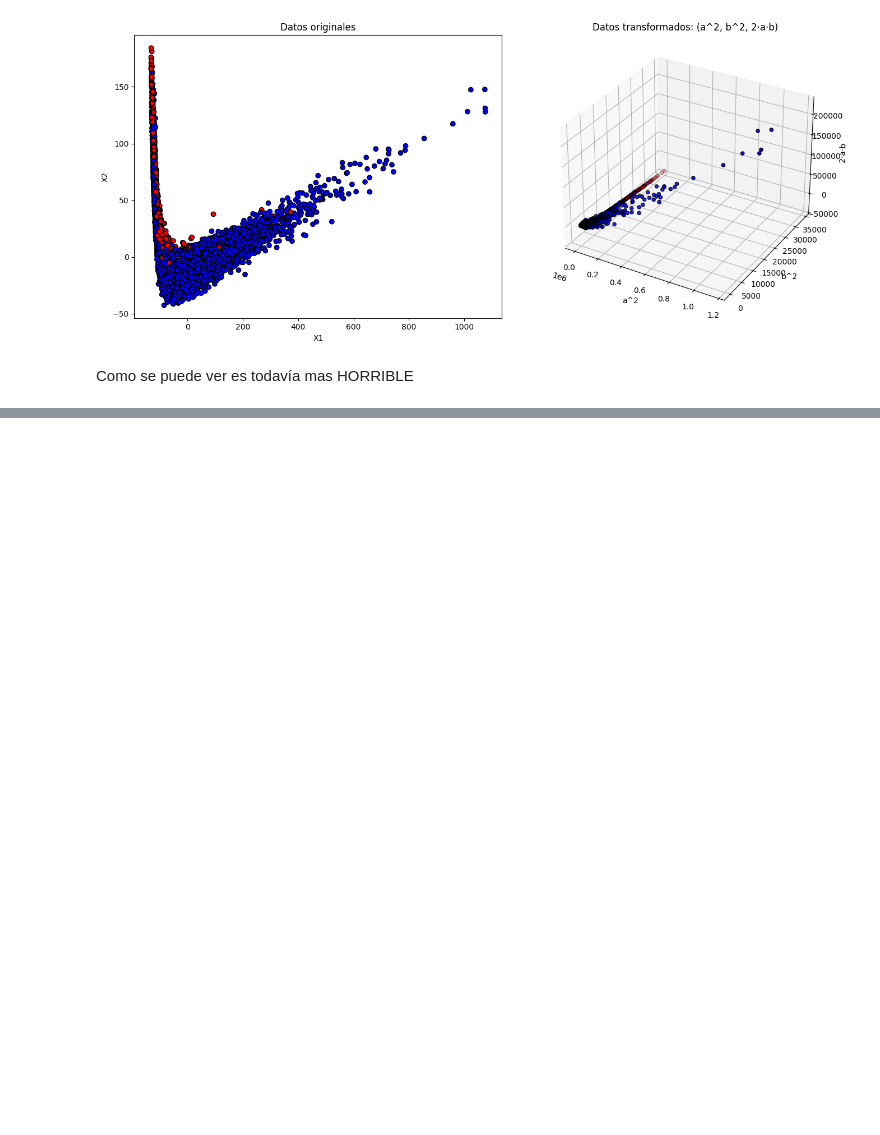
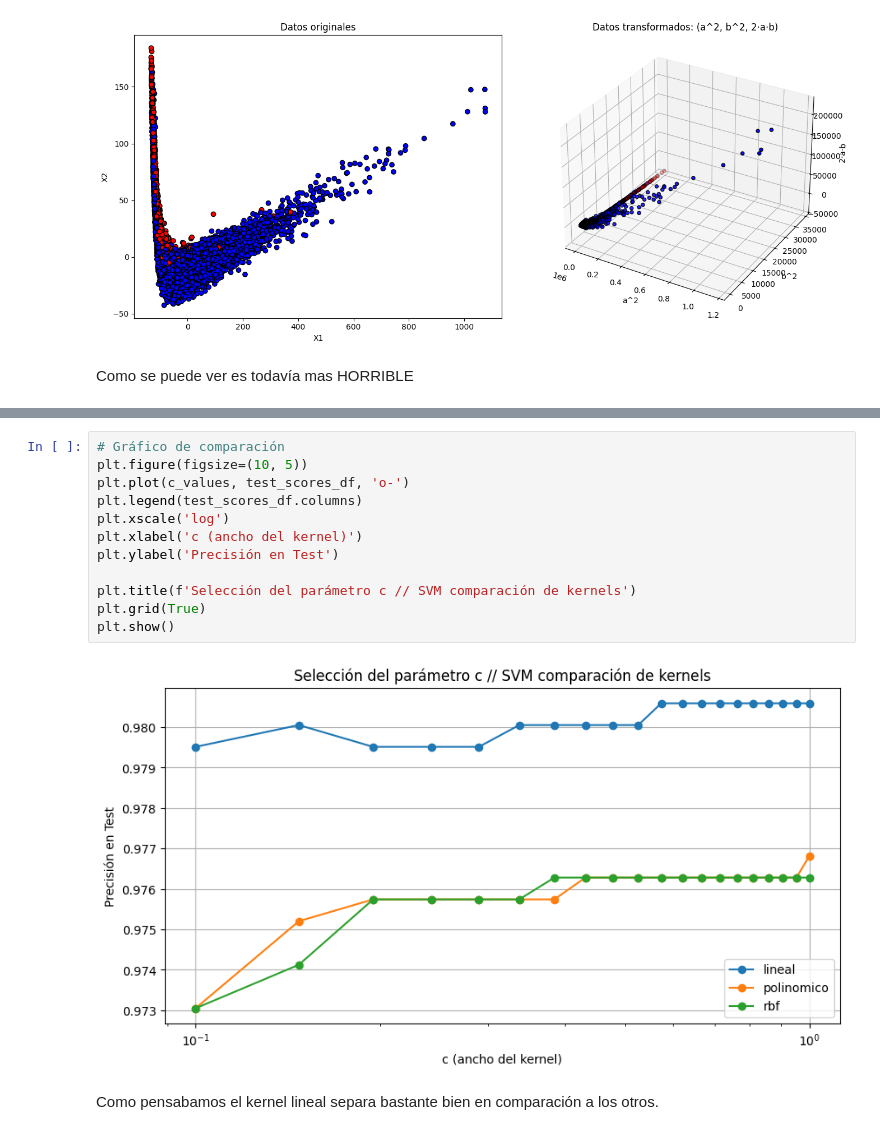
Before and after one commit to juansearg/TP2_multivariado, a Jupyter notebook: Ejercicio_1_Grupo_1.ipynb, the cells around one changed output, grey strips where cells are left out. Saved outputs shown, nothing was run; the diff lists cells and outputs as text; blank space fills up the shorter version.

```diff
--- a/Ejercicio_1_Grupo_1.ipynb
+++ b/Ejercicio_1_Grupo_1.ipynb
@@ -175,0 +300,16 @@ Precisión del modelo SVM con kernel lineal: 0.98
+# %%
+# Gráfico de comparación
+plt.figure(figsize=(10, 5))
+plt.plot(c_values, test_scores_df, 'o-')
+plt.legend(test_scores_df.columns)
+plt.xscale('log')
+plt.xlabel('c (ancho del kernel)')
+plt.ylabel('Precisión en Test')
+
+plt.title(f'Selección del parámetro c // SVM comparación de kernels')
+plt.grid(True)
+plt.show()
+# %% [output]
+[figure, added]
+# %% [markdown]
+Como pensabamos el kernel lineal separa bastante bien en comparación a los otros.
```
Also changed, not shown: parts of 7 cells of this notebook.
